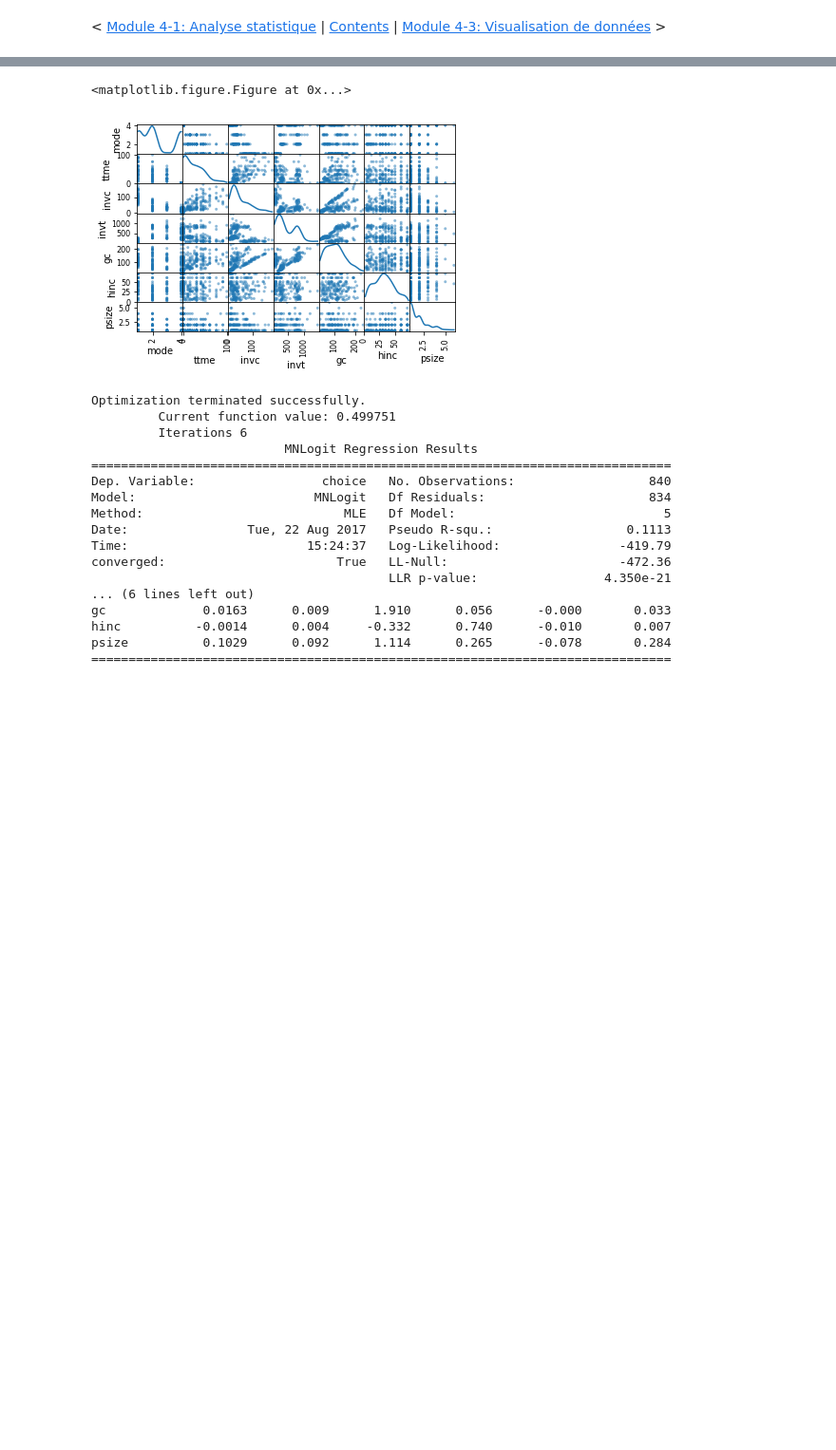
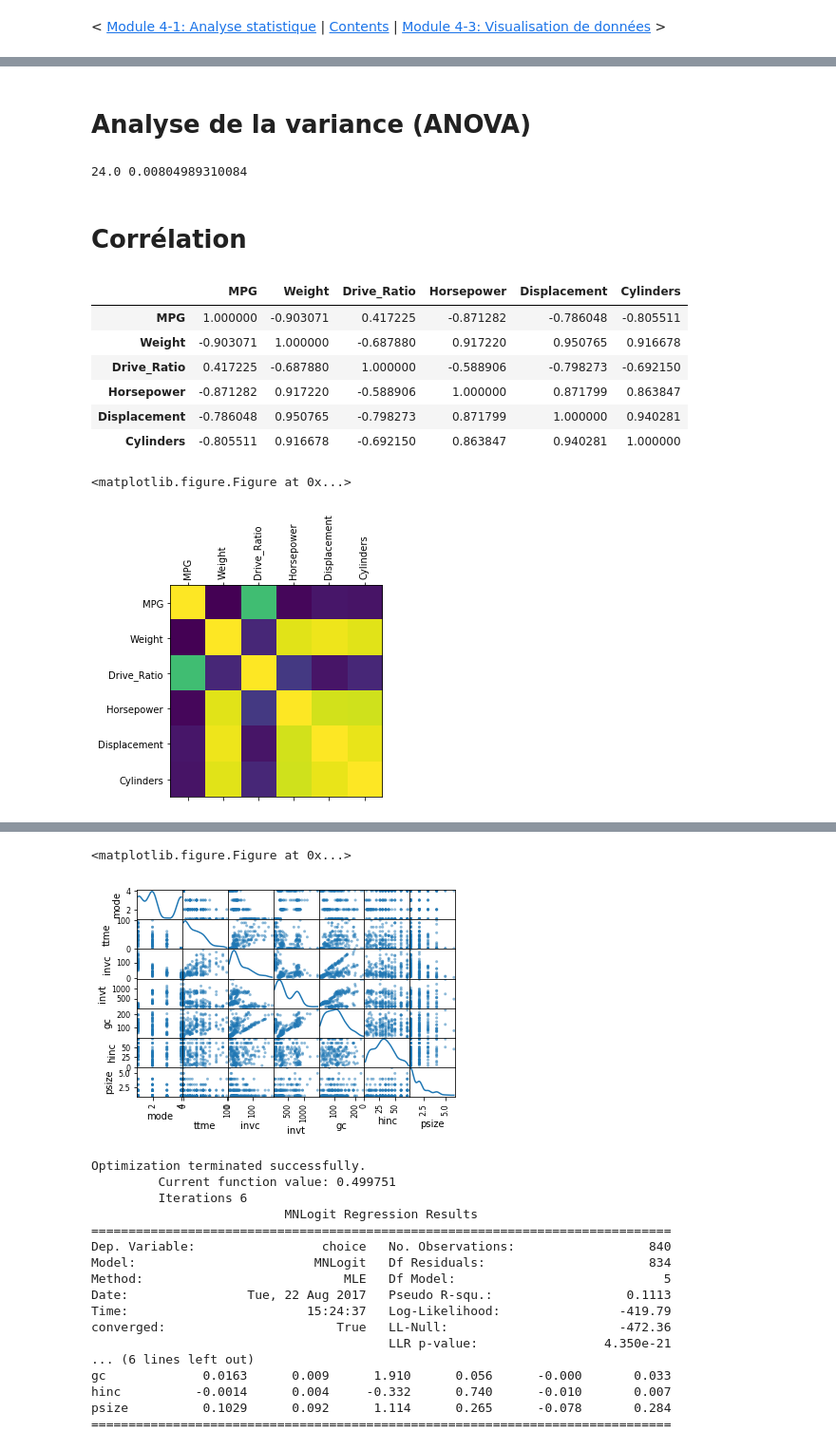
Before and after one commit to nsaunier/CIV8760, a Jupyter notebook: 04-modeles-statistiques.ipynb, the cells around one changed output, grey strips where cells are left out. Shown: that part at 95% size. Saved outputs shown, nothing was run; the diff lists cells and outputs as text; code cells hidden in the pictures; blank space fills up the shorter version.

```diff
--- a/04-modeles-statistiques.ipynb
+++ b/04-modeles-statistiques.ipynb
@@ -13,0 +15,9 @@ Populating the interactive namespace from numpy and matplotlib
+# %% [markdown]
+# Analyse de la variance (ANOVA)
+# %%
+F, p = stats.f_oneway([1,2,3],[5,6,7])
+print(F, p)
+# %% [output]
+24.0 0.00804989310084
+# %% [markdown]
+# Corrélation
@@ -13,0 +69,18 @@ Populating the interactive namespace from numpy and matplotlib
+# %%
+headers = ['MPG','Weight','Drive_Ratio','Horsepower', 'Displacement', 'Cylinders']
+corr = data[headers].corr()
+plt.figure()
+plt.matshow(corr)
+plt.xticks(range(len(headers)), headers, rotation=90)
+plt.yticks(range(len(headers)), headers)
+corr
+# %% [output]
+|  | MPG | Weight | Drive_Ratio | Horsepower | Displacement | Cylinders |
+| MPG | 1.000000 | -0.903071 | 0.417225 | -0.871282 | -0.786048 | -0.805511 |
+| Weight | -0.903071 | 1.000000 | -0.687880 | 0.917220 | 0.950765 | 0.916678 |
+| Drive_Ratio | 0.417225 | -0.687880 | 1.000000 | -0.588906 | -0.798273 | -0.692150 |
+| Horsepower | -0.871282 | 0.917220 | -0.588906 | 1.000000 | 0.871799 | 0.863847 |
+| Displacement | -0.786048 | 0.950765 | -0.798273 | 0.871799 | 1.000000 | 0.940281 |
+| Cylinders | -0.805511 | 0.916678 | -0.692150 | 0.863847 | 0.940281 | 1.000000 |
+<matplotlib.figure.Figure at 0x...>
+[figure, added]
```
Also changed, not shown: parts of 4 cells of this notebook, 1 other file.
